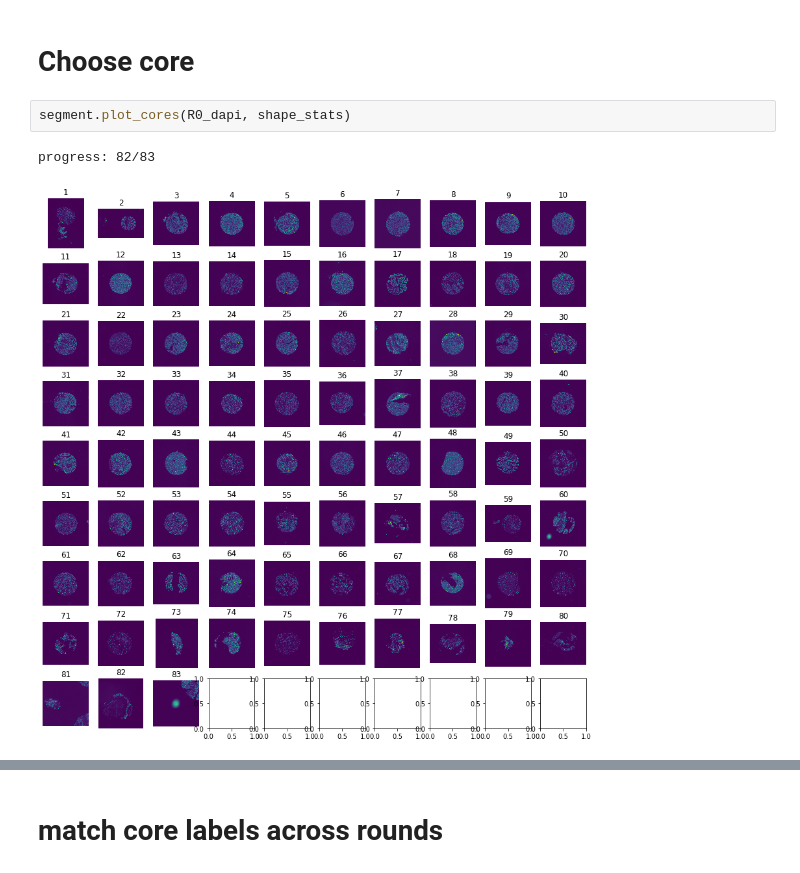
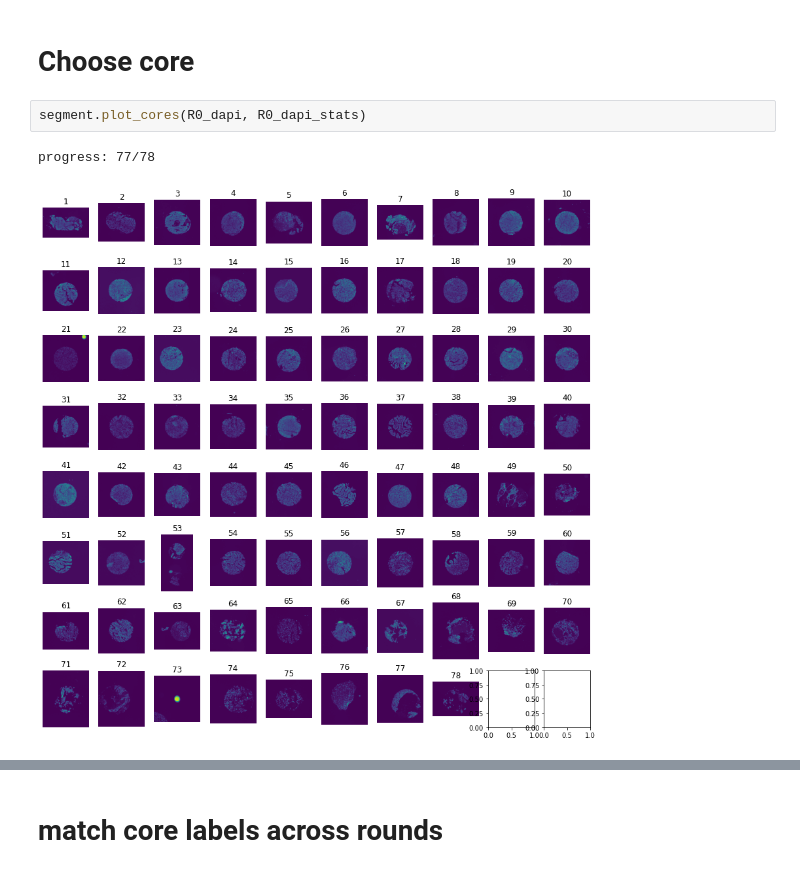
Before and after one commit to nathanieljevans/cyclicIF_registration, a Jupyter notebook: tutorial.ipynb, the cells around one changed output, grey strips where cells are left out. Drawn from its saved outputs; the diff is of its cells as text.

```diff
--- a/tutorial.ipynb
+++ b/tutorial.ipynb
@@ -135,10 +145,10 @@ Wall time: 2.07 s
 # %% [markdown]
 # Choose core
 # %%
-segment.plot_cores(R0_dapi, shape_stats)
+segment.plot_cores(R0_dapi, R0_dapi_stats)
 # %% [output]
-progress: 82/83
+progress: 77/78
-[figure, old version]
+[figure, new version]
 # %%
 core_in = int(input('which core would you like to use? (integer):  '))
 print('you chose: ', core_in)
```
Also changed, not shown: parts of 29 cells of this notebook, 20 other files.
